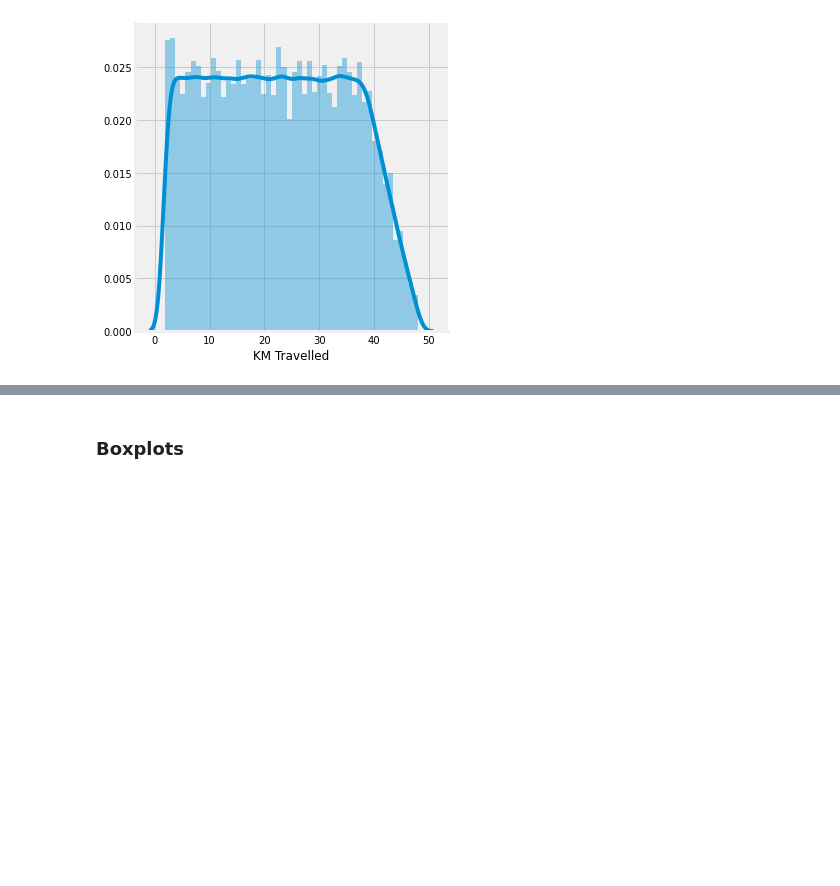
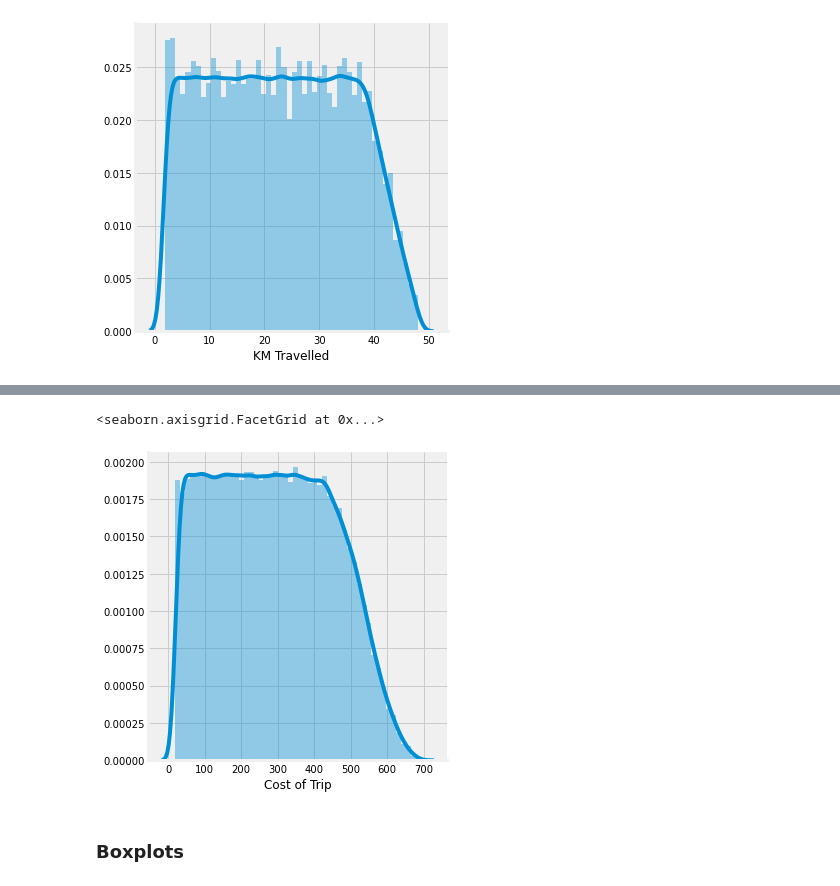
Before and after one commit to DataDaimon/DataGlacier, a Jupyter notebook: Week 02/Jupyter/Week 02 EDA.ipynb, the cells around one changed output, grey strips where cells are left out. Saved outputs shown, nothing was run; the diff lists cells and outputs as text; code cells hidden in the pictures; blank space fills up the shorter version.

```diff
--- a/Week 02/Jupyter/Week 02 EDA.ipynb
+++ b/Week 02/Jupyter/Week 02 EDA.ipynb
@@ -180,3 +204,8 @@ sns.FacetGrid(cab_df,height=5).map(sns.distplot,"KM Travelled").add_legend()
+# %%
+sns.FacetGrid(cab_df,height=5).map(sns.distplot,"Cost of Trip").add_legend()
+# %% [output]
+<seaborn.axisgrid.FacetGrid at 0x...>
+[figure, added]
 # %% [markdown]
 ### Boxplots
 # %%
```
Also changed, not shown: parts of 79 cells of this notebook, 6 other files.
